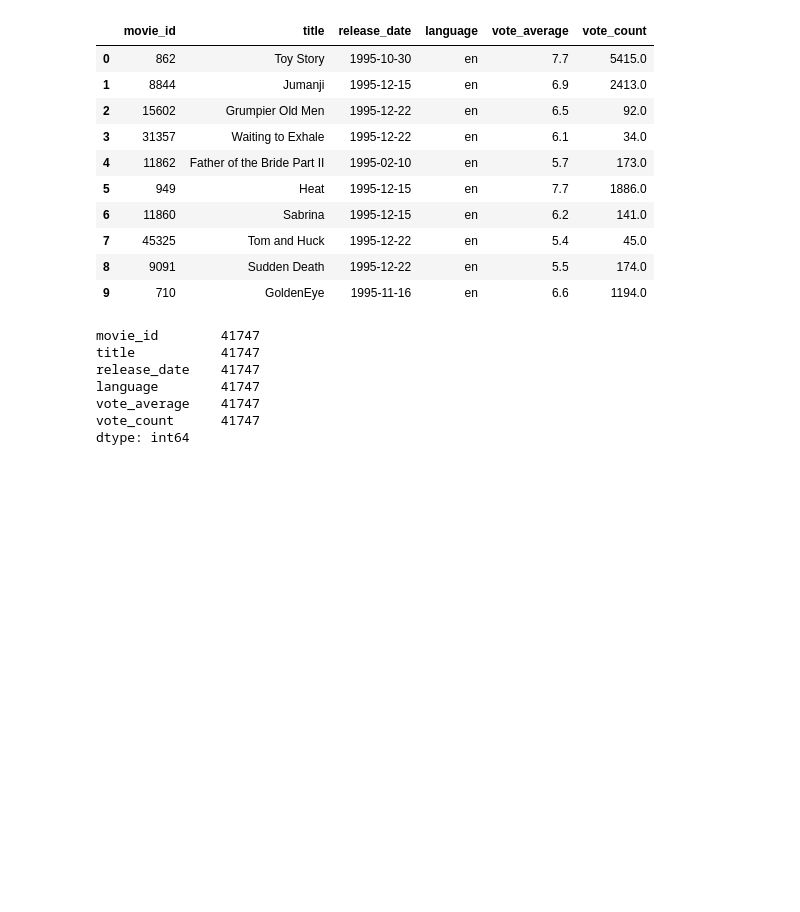
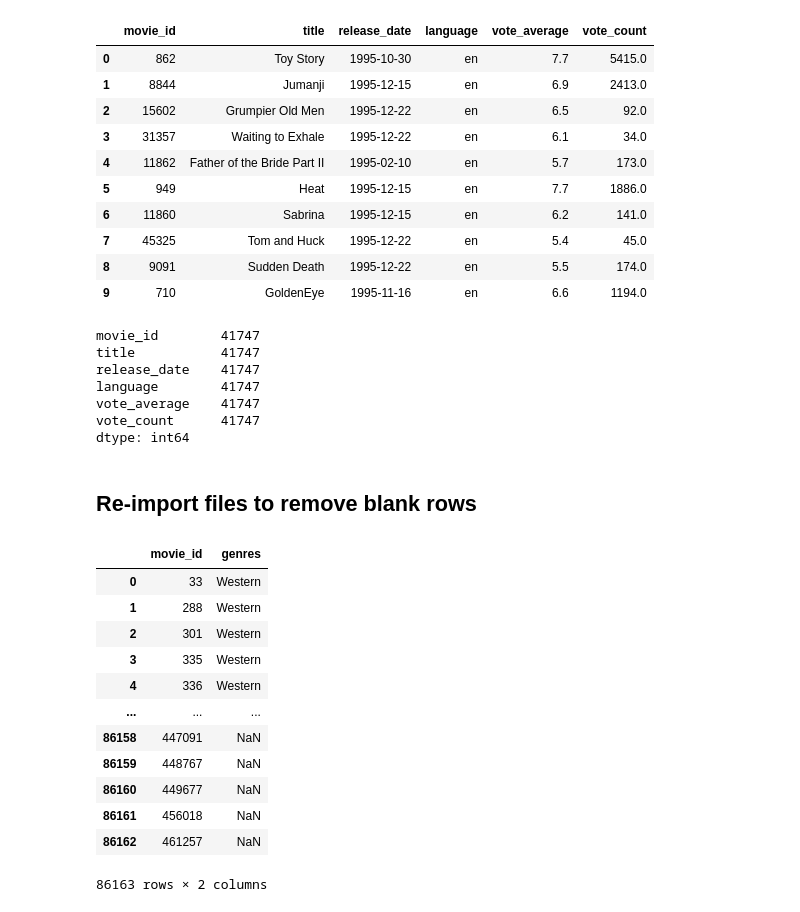
Before and after one commit to caseygomez/Female-Representation-In-The-Film-Industry, a Jupyter notebook: movies_metadata.ipynb, the cells around one changed output. Cells and saved outputs as stored; diff of their text form; code cells hidden in the pictures; blank space fills up the shorter version.

Commit message:
add code to remove blank rows

```diff
--- a/movies_metadata.ipynb
+++ b/movies_metadata.ipynb
@@ -531,3 +531,22 @@ language        41747
 vote_average    41747
 vote_count      41747
 dtype: int64
+# %% [markdown]
+## Re-import files to remove blank rows
+# %%
+clean_genres_df = pd.read_csv("Resources/genres.csv")
+clean_genres_df
+# %% [output]
+|  | movie_id | genres |
+| 0 | 33 | Western |
+| 1 | 288 | Western |
+| 2 | 301 | Western |
+| 3 | 335 | Western |
+| 4 | 336 | Western |
+| ... | ... | ... |
+| 86158 | 447091 | NaN |
+| 86159 | 448767 | NaN |
+| 86160 | 449677 | NaN |
+| 86161 | 456018 | NaN |
+| 86162 | 461257 | NaN |
+86163 rows × 2 columns
```
Also changed, not shown: parts of 11 cells of this notebook.
